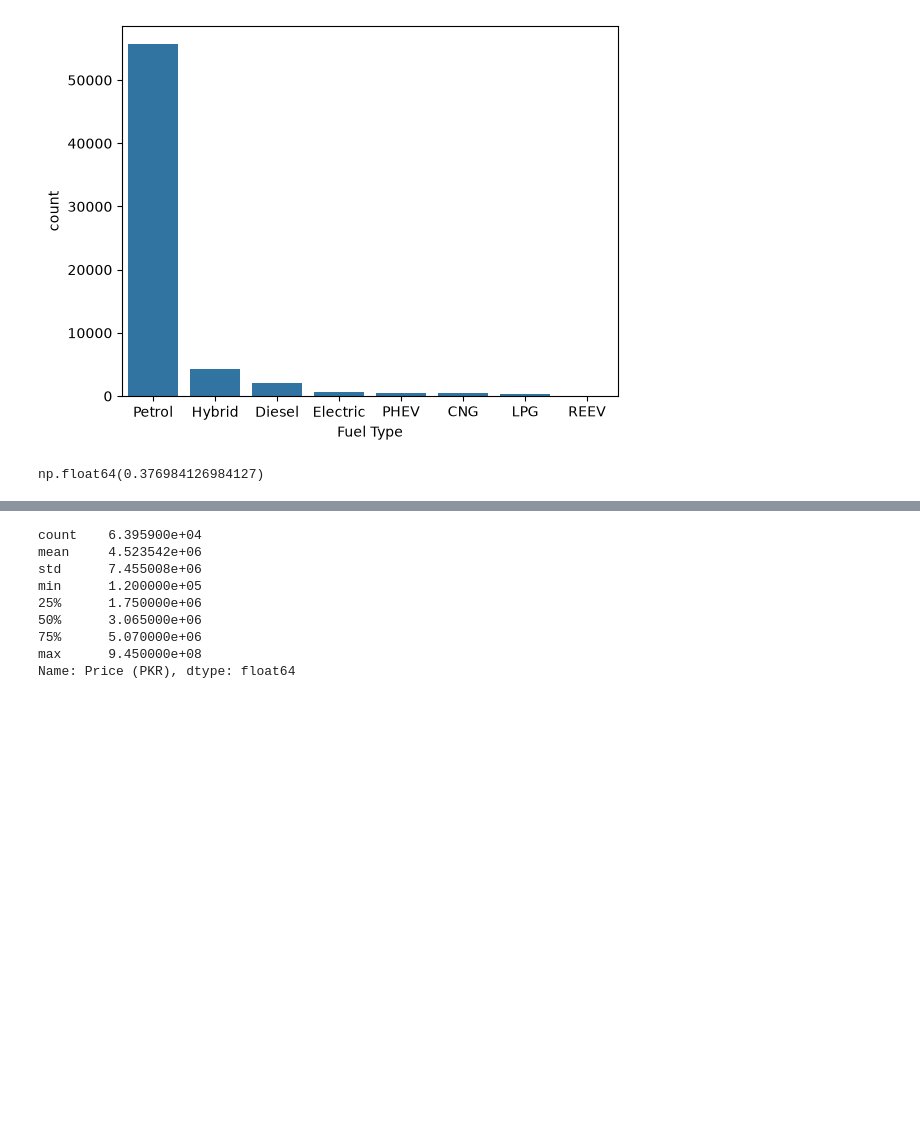
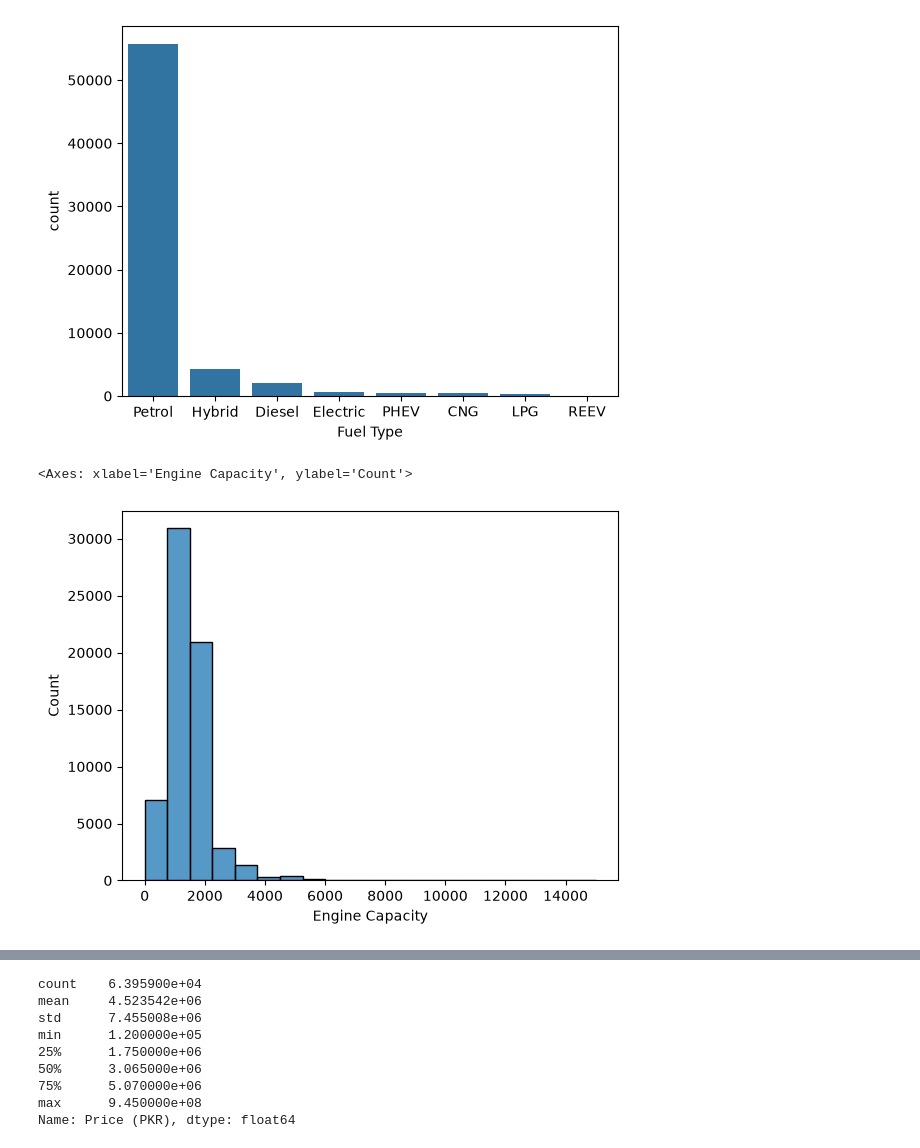
Before and after one commit to Aldelory/ML_Task_2, a Jupyter notebook: data_cleaning.ipynb, the cells around one changed output, grey strips where cells are left out. Saved outputs shown, nothing was run; the diff lists cells and outputs as text; code cells hidden in the pictures; blank space fills up the shorter version.

```diff
--- a/data_cleaning.ipynb
+++ b/data_cleaning.ipynb
@@ -266,6 +238,7 @@ sns.barplot(df['Fuel Type'].value_counts())
 <Axes: xlabel='Fuel Type', ylabel='count'>
 [figure]
 # %%
-(df['Engine Capacity'].value_counts().reset_index()['count'] == 1).mean()
+sns.histplot(df['Engine Capacity'], bins=20)
 # %% [output]
-np.float64(0.376984126984127)
+<Axes: xlabel='Engine Capacity', ylabel='Count'>
+[figure, added]
```
Also changed, not shown: parts of 51 cells of this notebook, 1 other file.
